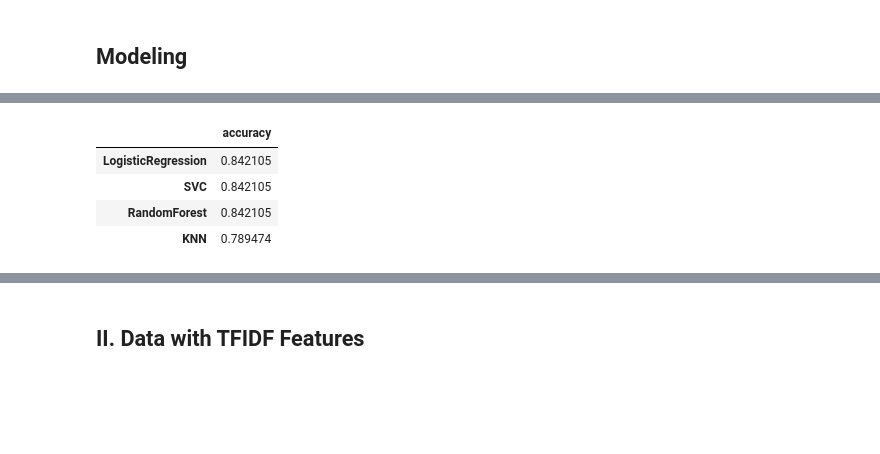
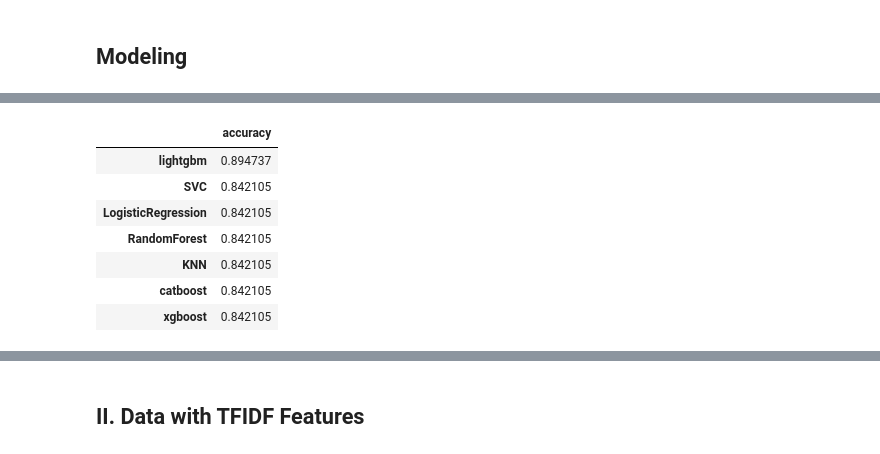
Before and after one commit to thangquang09/CTAI_MachineLearning, a Jupyter notebook: notebooks/ML_Approach.ipynb, the cells around one changed output, grey strips where cells are left out. Cells and saved outputs as stored; diff of their text form; code cells hidden in the pictures; blank space fills up the shorter version.

```diff
--- a/notebooks/ML_Approach.ipynb
+++ b/notebooks/ML_Approach.ipynb
@@ -58,8 +60,8 @@ Columns Train: Index(['label', 'file1_char_count', 'file1_word_count', 'file1_se
 # %% [markdown]
 Có thể đọc mô tả các features ở [đây](../data/README.md#processed-features-information)
 # %%
-X_train, y_train = train_stat_df.drop(columns=["label"]), train_stat_df["label"]
-X_val, y_val = val_stat_df.drop(columns=["label"]), val_stat_df["label"]
+X_train, y_train = train_stat_df.drop(columns=["label", "file_1", "file_2"]), train_stat_df["label"]
+X_val, y_val = val_stat_df.drop(columns=["label", "file_1", "file_2"]), val_stat_df["label"]
 # %% [markdown]
 ##
 # %%
@@ -92,20 +94,27 @@ dtype: float64
 # %% [markdown]
 ## Modeling
 # %%
+from catboost import CatBoostClassifier
+from IPython.display import display
+from lightgbm import LGBMClassifier
+from sklearn.ensemble import RandomForestClassifier
 from sklearn.linear_model import LogisticRegression
-from sklearn.svm import SVC
-from sklearn.ensemble import RandomForestClassifier
+from sklearn.metrics import accuracy_score
 from sklearn.neighbors import KNeighborsClassifier
 from sklearn.preprocessing import StandardScaler
-from sklearn.metrics import accuracy_score
-from IPython.display import display
+from sklearn.svm import SVC
+from xgboost import XGBClassifier
+
 
 # Initialize models
 models = {
     'LogisticRegression': LogisticRegression(random_state=42),
     'SVC': SVC(random_state=42),
     'RandomForest': RandomForestClassifier(random_state=42),
-    'KNN': KNeighborsClassifier()
+    'KNN': KNeighborsClassifier(),
+    'catboost': CatBoostClassifier(random_state=42, verbose=0),
+    'lightgbm': LGBMClassifier(random_state=42, verbose=0),
+    'xgboost': XGBClassifier(random_state=42, verbosity=0)
 }
 
 # Initialize scaler
@@ -118,17 +127,17 @@ X_val_scaled = scaler.transform(X_val)
 # Train and evaluate models
 results = {}
 
+y_train = y_train - 1
 for model_name, model in models.items():
     # print(f"\n{'='*50}")
     # print(f"Training {model_name}")
     # print(f"{'='*50}")
-
     # Train the model
     model.fit(X_train_scaled, y_train)
 
     # Make predictions
     y_pred = model.predict(X_val_scaled)
-
+    y_pred = y_pred + 1
     # Calculate metrics
     accuracy = accuracy_score(y_val, y_pred)
 
@@ -155,8 +178,11 @@ display(results_df)
 ============================================================
 SUMMARY OF MODEL PERFORMANCE (Sorted by Accuracy)
 ============================================================
 |  | accuracy |
+| lightgbm | 0.894737 |
+| SVC | 0.842105 |
 | LogisticRegression | 0.842105 |
-| SVC | 0.842105 |
 | RandomForest | 0.842105 |
-| KNN | 0.789474 |
+| KNN | 0.842105 |
+| catboost | 0.842105 |
+| xgboost | 0.842105 |
```
Also changed, not shown: parts of 13 cells of this notebook, 4 other files.
